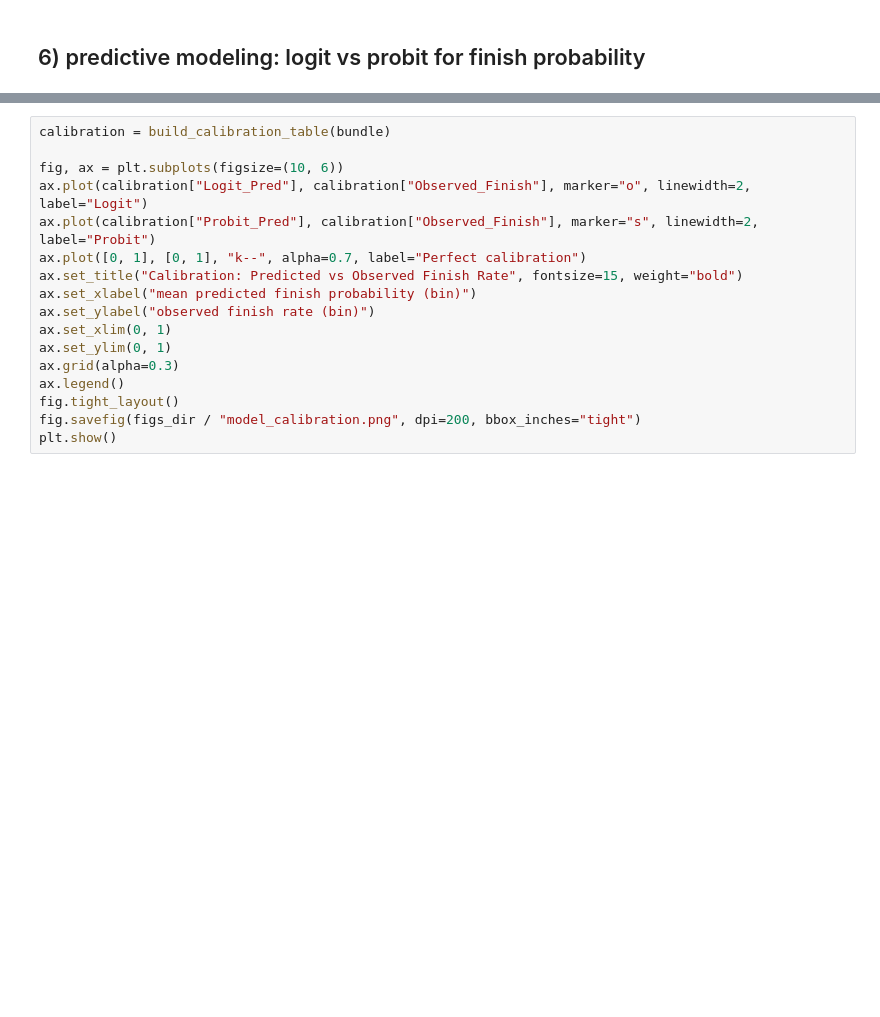
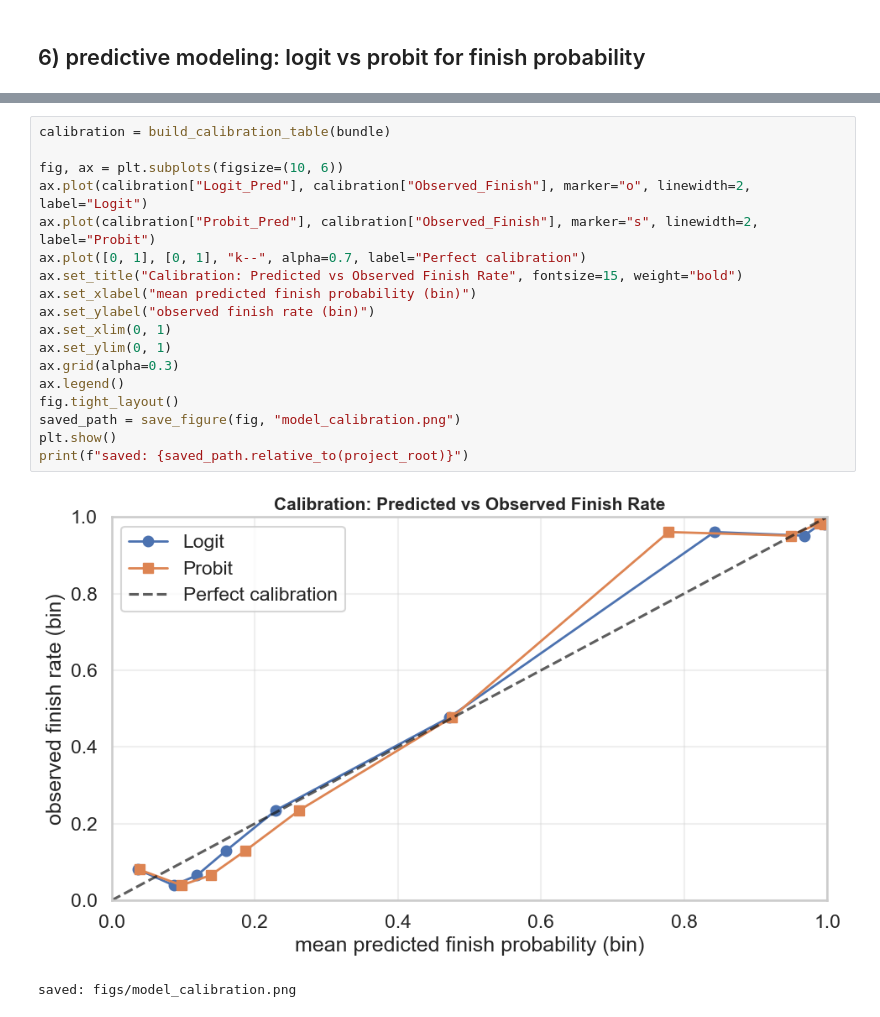
Before and after one commit to juan-villa/UFC-Finish-Rate-Analysis, a Jupyter notebook: notebooks/analysis.ipynb, the cells around one changed output, grey strips where cells are left out. Saved outputs shown, nothing was run; the diff lists cells and outputs as text; blank space fills up the shorter version.

```diff
--- a/notebooks/analysis.ipynb
+++ b/notebooks/analysis.ipynb
@@ -210,20 +291,24 @@ coef_table.sort_values("p_value")
 # %%
 calibration = build_calibration_table(bundle)
 
 fig, ax = plt.subplots(figsize=(10, 6))
 ax.plot(calibration["Logit_Pred"], calibration["Observed_Finish"], marker="o", linewidth=2, label="Logit")
 ax.plot(calibration["Probit_Pred"], calibration["Observed_Finish"], marker="s", linewidth=2, label="Probit")
 ax.plot([0, 1], [0, 1], "k--", alpha=0.7, label="Perfect calibration")
 ax.set_title("Calibration: Predicted vs Observed Finish Rate", fontsize=15, weight="bold")
 ax.set_xlabel("mean predicted finish probability (bin)")
 ax.set_ylabel("observed finish rate (bin)")
 ax.set_xlim(0, 1)
 ax.set_ylim(0, 1)
 ax.grid(alpha=0.3)
 ax.legend()
 fig.tight_layout()
-fig.savefig(figs_dir / "model_calibration.png", dpi=200, bbox_inches="tight")
+saved_path = save_figure(fig, "model_calibration.png")
 plt.show()
+print(f"saved: {saved_path.relative_to(project_root)}")
+# %% [output]
+[figure, added]
+saved: figs/model_calibration.png
 # %%
 calibration = calibration.copy()
 calibration["logit_error"] = calibration["Observed_Finish"] - calibration["Logit_Pred"]
```
Also changed, not shown: parts of 18 cells of this notebook, 4 other files.
